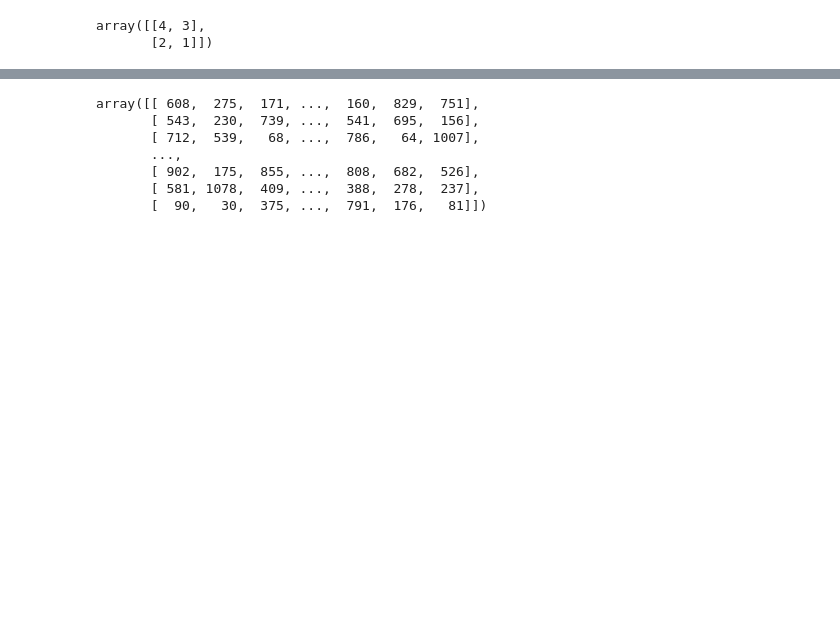
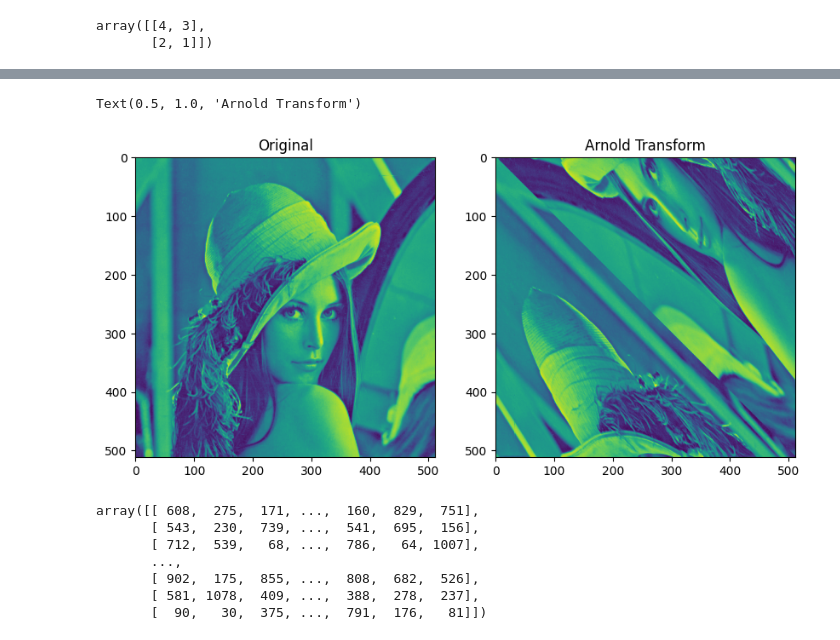
Before and after one commit to Factral/privacy-permutation, a Jupyter notebook: learn_offset.ipynb, the cells around one changed output, grey strips where cells are left out. Cells and saved outputs as stored; diff of their text form; code cells hidden in the pictures; blank space fills up the shorter version.

```diff
--- a/learn_offset.ipynb
+++ b/learn_offset.ipynb
@@ -67,34 +67,37 @@ def arnold_transform(img, N):
     Apply Arnold Transform to an image
     :param img: original image
     :param N: number of iterations
     :return: transformed image
     """
     img = np.array(img)
     img_ = np.zeros_like(img)
 
     for i in range(img.shape[0]):
         for j in range(img.shape[1]):
             I,J = (np.array([[1,1],[1,0]]) @ np.array([i,j]) ) % N
             img_[I,J] = img[i,j]
 
 
     return img_
 
 #load lenna
-lenna = plt.imread('lenna.png')
+lenna = plt.imread('Lenna.png')
 lenna = np.mean(lenna, axis=2)
 
 #apply arnold transform
 
 lenna_arnold = arnold_transform(lenna, 512)
 
 #plot lenna and lenna_arnold
 
 fig, ax = plt.subplots(1,2,figsize=(10,5))
 ax[0].imshow(lenna)
 ax[0].set_title('Original')
 ax[1].imshow(lenna_arnold)
 ax[1].set_title('Arnold Transform')
+# %% [output]
+Text(0.5, 1.0, 'Arnold Transform')
+[figure, added]
 # %%
 # use GPU if available
 device = torch.device('cuda:0' if torch.cuda.is_available() else 'cpu')
```
Also changed, not shown: parts of 11 cells of this notebook.
